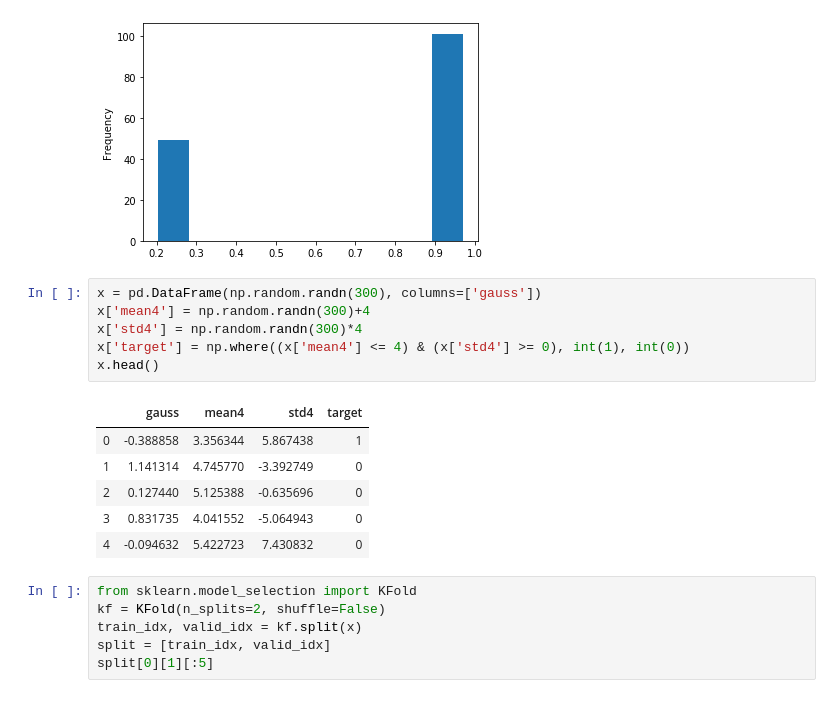
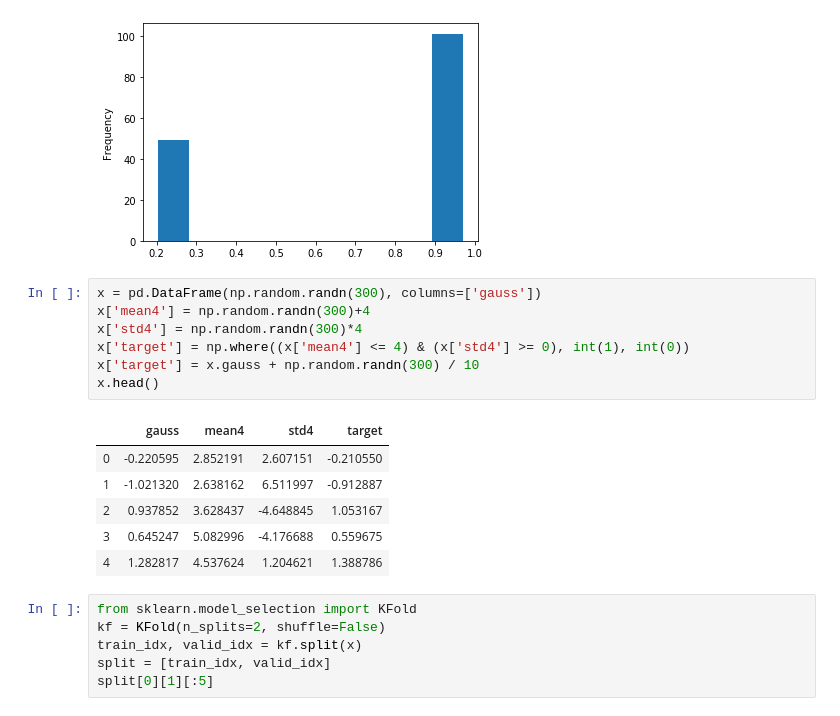
Before and after one commit to geonhee619/Data-Science-Hackathon-Codes, a Jupyter notebook: snippets/ngboost implementation.ipynb, the cells around one changed output. Cells and saved outputs as stored; diff of their text form.

```diff
--- a/snippets/ngboost implementation.ipynb
+++ b/snippets/ngboost implementation.ipynb
@@ -265,16 +265,17 @@ dist.loc[dist.fold == 2]['P(y=p0|x)'].plot.hist()
 # %%
 x = pd.DataFrame(np.random.randn(300), columns=['gauss'])
 x['mean4'] = np.random.randn(300)+4
 x['std4'] = np.random.randn(300)*4
 x['target'] = np.where((x['mean4'] <= 4) & (x['std4'] >= 0), int(1), int(0))
+x['target'] = x.gauss + np.random.randn(300) / 10
 x.head()
 # %% [output]
 |  | gauss | mean4 | std4 | target |
-| 0 | -0.388858 | 3.356344 | 5.867438 | 1 |
-| 1 | 1.141314 | 4.745770 | -3.392749 | 0 |
-| 2 | 0.127440 | 5.125388 | -0.635696 | 0 |
-| 3 | 0.831735 | 4.041552 | -5.064943 | 0 |
-| 4 | -0.094632 | 5.422723 | 7.430832 | 0 |
+| 0 | -0.220595 | 2.852191 | 2.607151 | -0.210550 |
+| 1 | -1.021320 | 2.638162 | 6.511997 | -0.912887 |
+| 2 | 0.937852 | 3.628437 | -4.648845 | 1.053167 |
+| 3 | 0.645247 | 5.082996 | -4.176688 | 0.559675 |
+| 4 | 1.282817 | 4.537624 | 1.204621 | 1.388786 |
 # %%
 from sklearn.model_selection import KFold
 kf = KFold(n_splits=2, shuffle=False)
```
Also changed, not shown: parts of 5 cells of this notebook, 2 other files.
